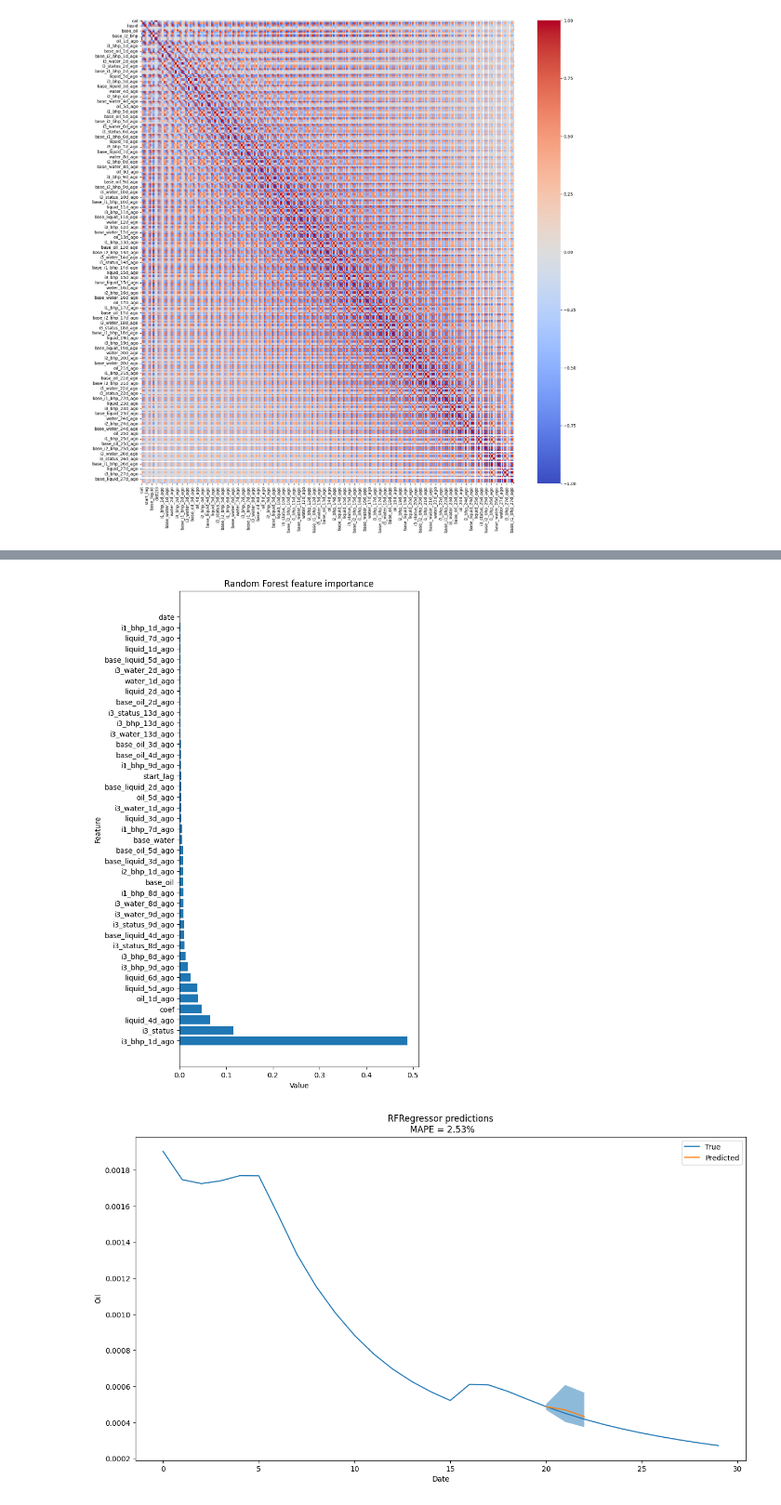
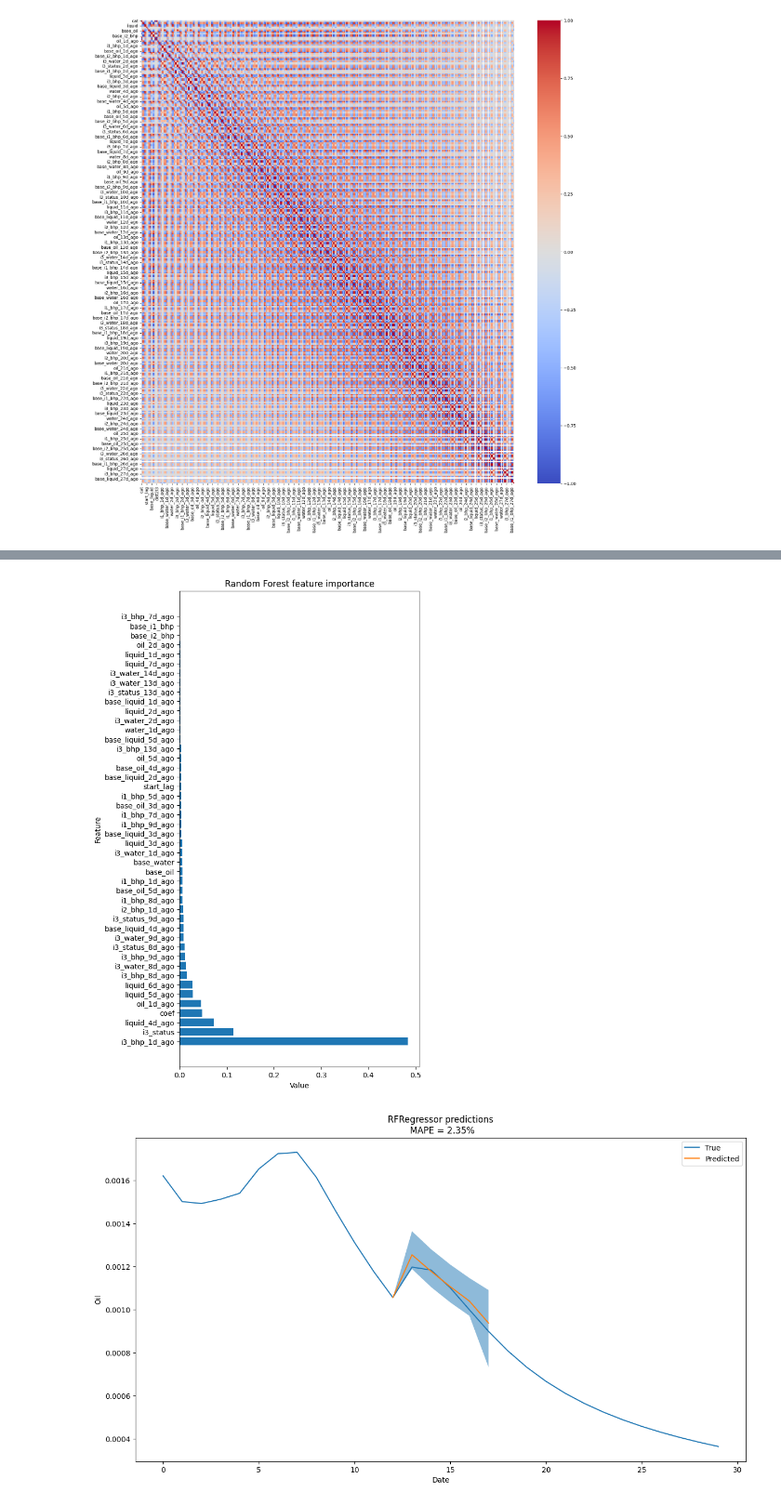
Before and after one commit to zeinovich/aramco-solution, a Jupyter notebook: notebooks/1905-zeinovich-features.ipynb, the cells around one changed output, grey strips where cells are left out. Shown at 93% size. Saved outputs shown, nothing was run; the diff lists cells and outputs as text; code cells hidden in the pictures.

Commit message:
added some plotting features

```diff
--- a/notebooks/1905-zeinovich-features.ipynb
+++ b/notebooks/1905-zeinovich-features.ipynb
@@ -320,6 +325,6 @@ def train_fn(data, model, horizon):
 # %%
-def train_model(data, model, stride=1):
-    mapes = [train_fn(data, model, i) for i in range(2, 27, stride)]
+def train_model(data, model, cols, stride=1):
+    mapes = [train_fn(data, model, i, cols) for i in range(2, 27, stride)]
 
     plt.bar(range(3, 28, stride), mapes)
     plt.title(f'MAPE for {model.__class__.__name__}, Mean = {np.mean(mapes):.2f}%')
@@ -333,5 +338,5 @@ cols += f_features[:50].feature.tolist()
 # %%
 from sklearn.ensemble import RandomForestRegressor
 
-rf = train_model(data_lagged, RandomForestRegressor(), stride=3)
+rf = train_model(data_lagged, RandomForestRegressor(), stride=3, cols=None)
 # %% [output]
@@ -356,10 +361,8 @@ plt.show()
 # %%
 cols = features[features.importance > 0.001].feature.tolist()
-
-cols += ['oil', 'water', 'liquid', 'delta_baseline', 'date', 'base_oil']
 
 print(len(cols))
 cols = list(set(cols))
 
-rf = train_model(data_lagged[cols], RandomForestRegressor(), stride=1)
+rf = train_model(data_lagged, RandomForestRegressor(), stride=1, cols=cols)
 # %% [output]
@@ -368,20 +371,19 @@ rf = train_model(data_lagged[cols], RandomForestRegressor(), stride=1)
 # %%
-features = (pd.DataFrame({
+features2 = (pd.DataFrame({
                             'feature': (data_lagged[cols]
-                                        .drop(['oil', 'water', 'liquid', 'delta_baseline'], axis=1)
                                         .columns),
                             'importance': rf.feature_importances_
                             })
                             .sort_values('importance', ascending=False))
 
 plt.figure(figsize=(6, 12))
-plt.barh(features[:100].feature, features[:100].importance)
+plt.barh(features2.feature, features2.importance)
 plt.title('Random Forest feature importance')
 plt.xlabel('Value')
 plt.ylabel('Feature')
 plt.show()
 # %% [output]
-[figure, old version]
+[figure, new version]
 # %%
 def pred_ints(model: RandomForestRegressor, X: pd.DataFrame, percentile=95):
     err_down = []
@@ -394,43 +396,50 @@ def pred_ints(model: RandomForestRegressor, X: pd.DataFrame, percentile=95):
 
     return np.array(err_down), np.array(err_up)
 # %%
-train = data_lagged[(data_lagged.date < 20) &
-                    (data_lagged.cat == 2)]
+DATE = 12
+HORIZON = 6
+COEF = 0.67
+LAG = 12
+CAT = 1
 
-test = data_lagged[(data_lagged.date >= 20) & (data_lagged.date < 23) &
-                    (data_lagged.coef == 0.67) &
-                    (data_lagged.start_lag == 15) &
-                    (data_lagged.cat == 2)]
+train = data_lagged[(data_lagged.date < DATE) &
+                    (data_lagged.cat == CAT)]
+
+test = data_lagged[(data_lagged.date >= DATE) & (data_lagged.date < DATE + HORIZON) &
+                    (data_lagged.coef == COEF) &
+                    (data_lagged.start_lag == LAG) &
+                    (data_lagged.cat == CAT)]
 
 for days_past, day in enumerate(test.date.unique()):
     for col in test.columns:
         for past in range(days_past + 1):
             if f'{past}d_ago' in col:
                 test.loc[test.date == day, col] = -1
 
-X_sample = test[cols].drop(['oil', 'water', 'liquid', 'delta_baseline'], axis=1)
+X_sample = test[cols]
 y_sample = test.delta_baseline
 
-X_train = train[cols].drop(['oil', 'water', 'liquid', 'delta_baseline'], axis=1)
+X_train = train[cols]
 y_train = train.delta_baseline
 rf.fit(X_train, y_train)
 
 sample_pred = rf.predict(X_sample)
 sample_lower, sample_upper = pred_ints(rf, X_sample, percentile=95)
-#sample_true = pd.concat([train, test], axis=0)
-sample_true = data_lagged[(data_lagged.start_lag == 15) &
-                          (data_lagged.coef == 0.67) &
-                          (data_lagged.cat == 2)]
+
+sample_true = data_lagged[(data_lagged.start_lag == LAG) &
+                          (data_lagged.coef == COEF) &
+                          (data_lagged.cat == CAT)]
 
 plt.figure(figsize=(15, 8))
-plt.title('RFRegressor predictions\
-\n MAPE = {:.2f}%'.format(mean_absolute_percentage_error(test.oil, sample_pred + test.base_oil) * 100))
+plt.plot(sample_true.date, - sample_true.oil, label='True')
+plt.plot(test.date, - sample_pred - test.base_oil, label='Predicted')
+plt.fill_between(test.date, - sample_lower - test.base_oil, - sample_upper - test.base_oil, alpha=0.5)
+
+plt.title(f'RFRegressor predictions\
+\n MAPE = {mean_absolute_percentage_error(test.oil, sample_pred + test.base_oil) * 100:.2f}%')
 plt.xlabel('Date')
 plt.ylabel('Oil')
-plt.plot(sample_true.date, - sample_true.oil, label='True')
-plt.plot(test.date,  - sample_pred - test.base_oil, label='Predicted')
-plt.fill_between(test.date, - sample_lower - test.base_oil, - sample_upper - test.base_oil, alpha=0.5)
 plt.legend()
 plt.show()
 # %% [output]
-[figure, old version]
+[figure, new version]
```
Also changed, not shown: parts of 4 cells of this notebook.
